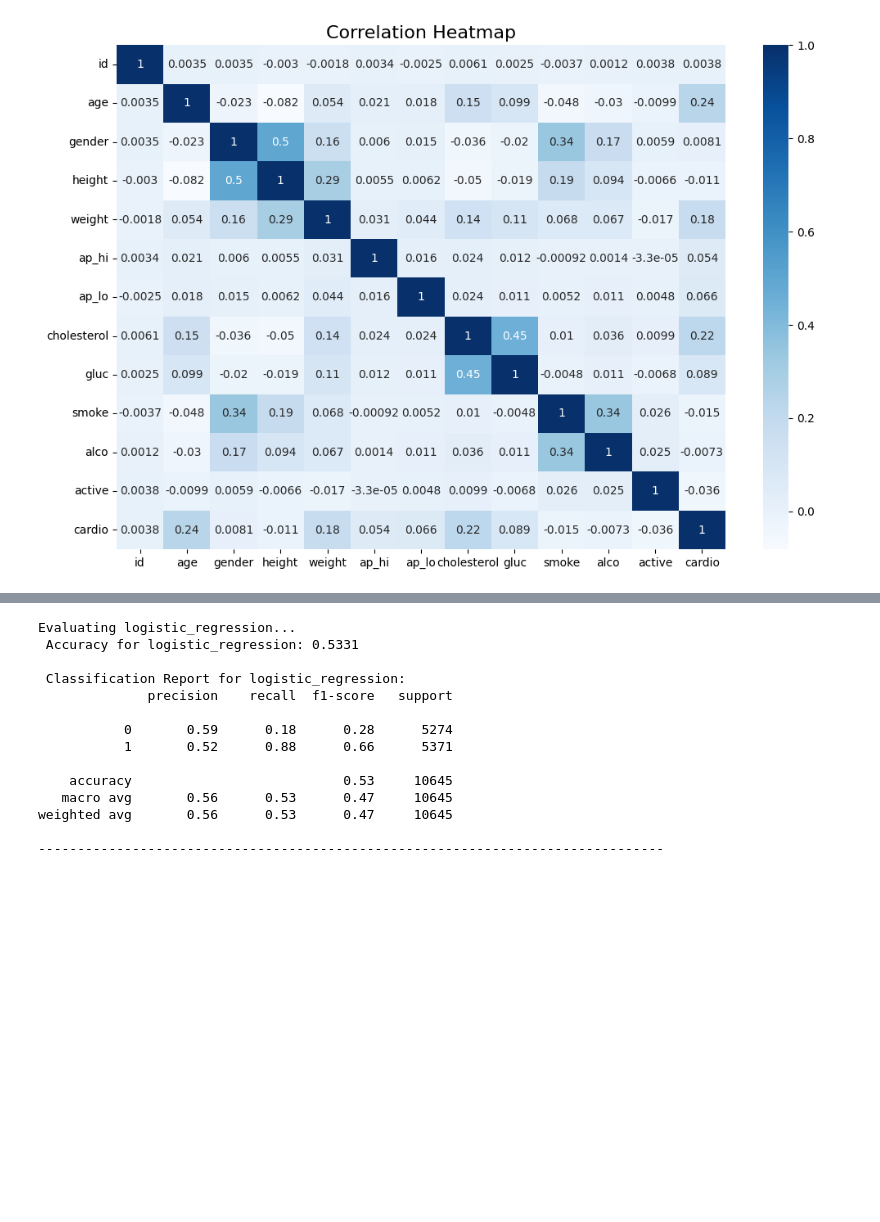
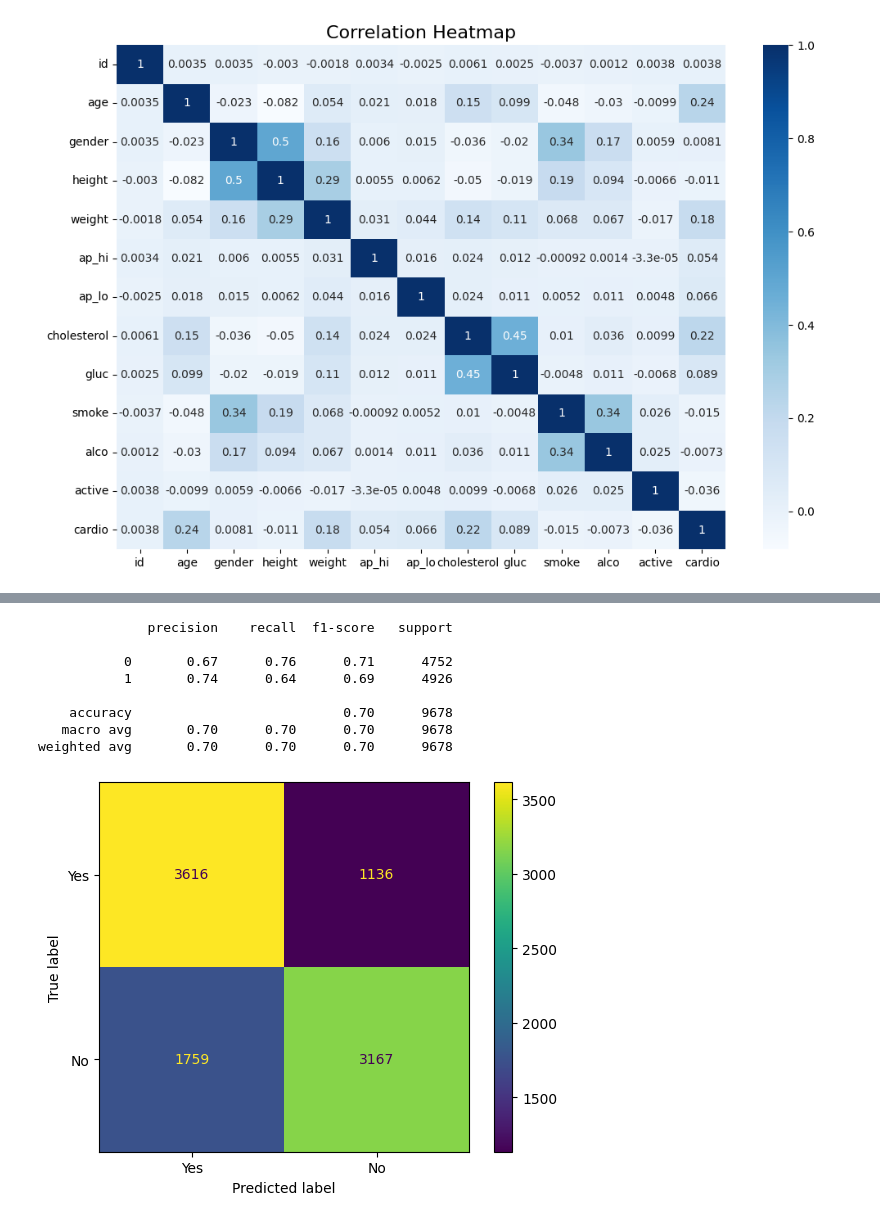
Before and after one commit to MrEcE0046/Machine-Learning, a Jupyter notebook: Lab/Lab_Demo.ipynb, the cells around one changed output, grey strips where cells are left out. Drawn from its saved outputs; the diff is of its cells as text; code cells hidden in the pictures; blank space fills up the shorter version.

```diff
--- a/Lab/Lab_Demo.ipynb
+++ b/Lab/Lab_Demo.ipynb
@@ -309,4 +297,5 @@ y1_train = cvd.concatenate(y1_train, y1_val)
 X2_train = cvd.concatenate(scaled_X2_train, scaled_X2_val)
 y2_train = cvd.concatenate(y2_train, y2_val)
 
-# TODO Kontrollera att y_train har rätt dimension, kan behövas plattas
+X1_test, y1_test = X1_test.to_numpy(), y1_test.to_numpy()
+X2_test, y2_test = X2_test.to_numpy(), y2_test.to_numpy()
@@ -312,0 +321,15 @@ y2_train = cvd.concatenate(y2_train, y2_val)
+# %%
+y1_train, y2_train = y1_train.to_numpy(),y2_train.to_numpy()
+y1_train, y2_train = y1_train.ravel(), y2_train.ravel()
+# %%
+cvd.voting_classifier(X1_train, y1_train, scaled_X1_test, y1_test)
+# %% [output]
+              precision    recall  f1-score   support
+
+           0       0.67      0.76      0.71      4752
+           1       0.74      0.64      0.69      4926
+
+    accuracy                           0.70      9678
+   macro avg       0.70      0.70      0.70      9678
+weighted avg       0.70      0.70      0.70      9678
+[figure, added]
@@ -319,20 +344,3 @@ y2_train = cvd.concatenate(y2_train, y2_val)
-# %%
-model_score = cvd.evaluate_on_test(X1_test, y1_test)
-# %% [output]
-Evaluating logistic_regression...
- Accuracy for logistic_regression: 0.5331
-
- Classification Report for logistic_regression:
-              precision    recall  f1-score   support
-
-           0       0.59      0.18      0.28      5274
-           1       0.52      0.88      0.66      5371
-
-    accuracy                           0.53     10645
-   macro avg       0.56      0.53      0.47     10645
-weighted avg       0.56      0.53      0.47     10645
-
---------------------------------------------------------------------------------
 # %%
 # from sklearn.linear_model import LogisticRegression
 # from sklearn.model_selection import GridSearchCV
```
Also changed, not shown: parts of 15 cells of this notebook, 1 other file.
